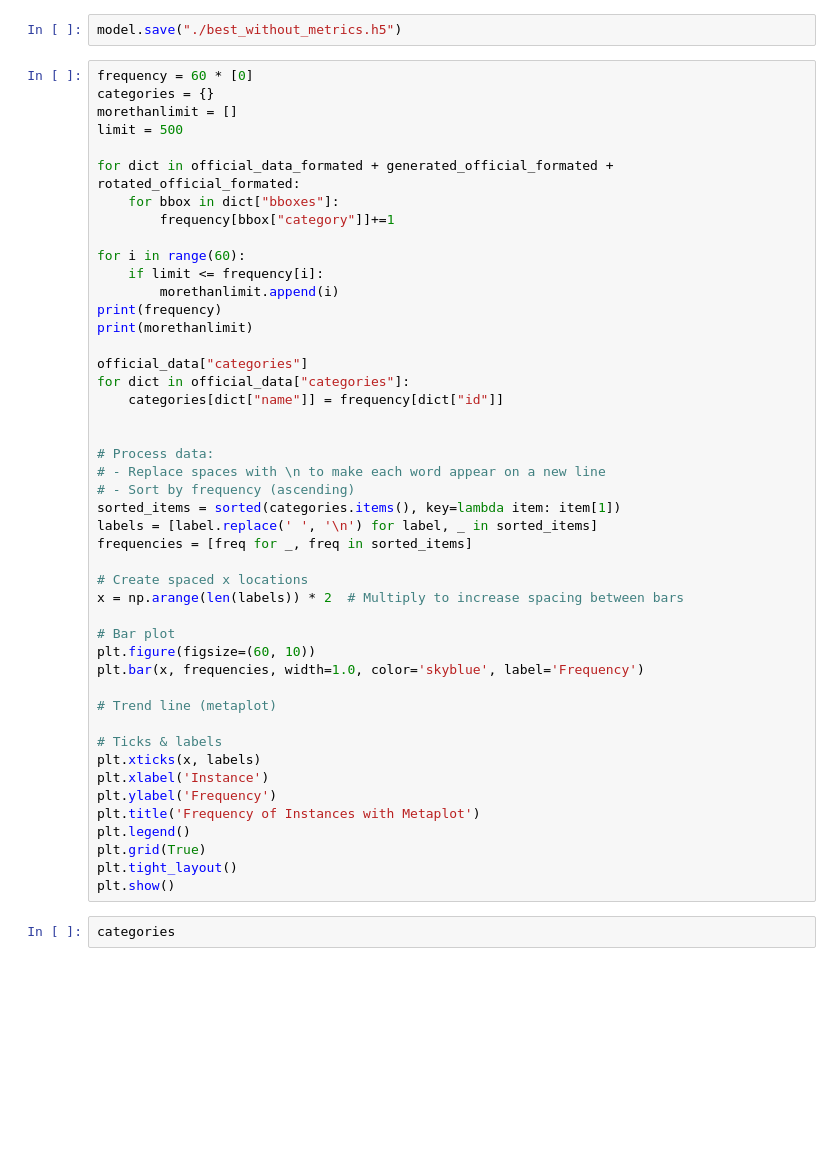
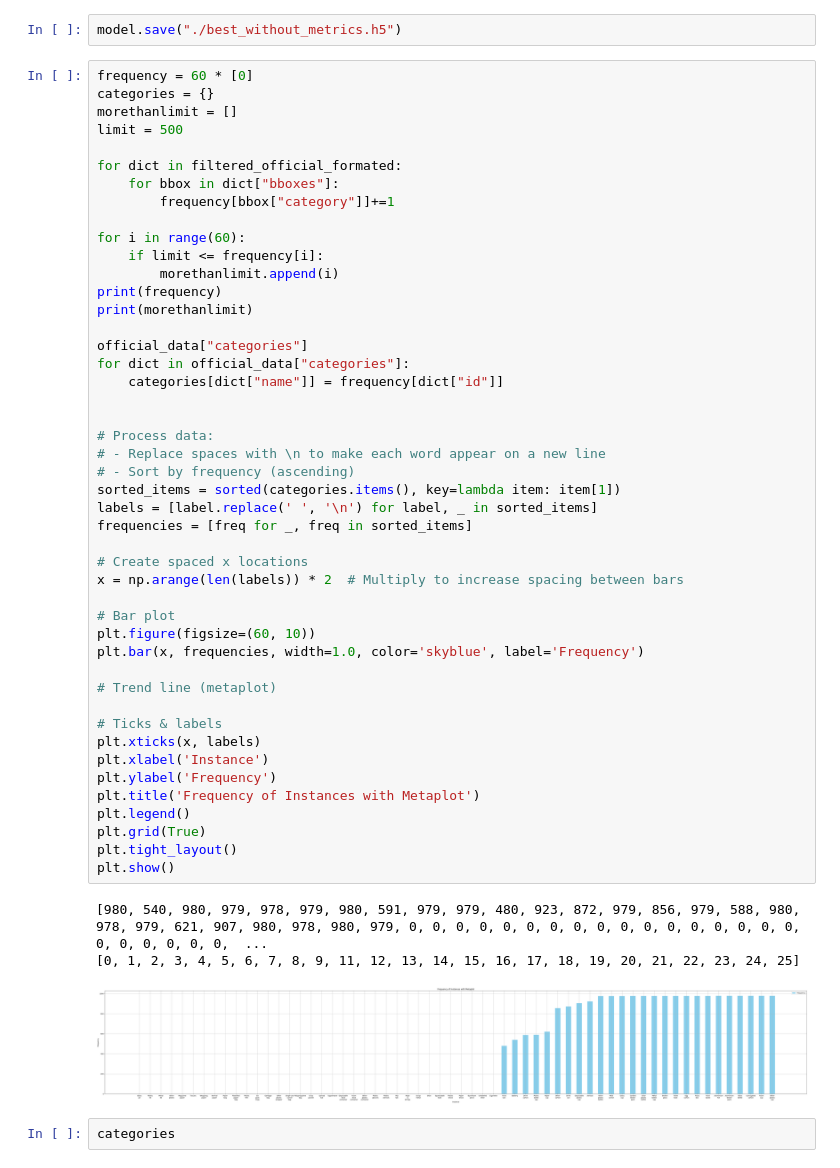
Before and after one commit to vlad-pro-coder/GarbageDetector, a Jupyter notebook: TrashDetector.ipynb, the cells around one changed output. Cells and saved outputs as stored; diff of their text form; blank space fills up the shorter version.

```diff
--- a/TrashDetector.ipynb
+++ b/TrashDetector.ipynb
@@ -1113,7 +1139,7 @@ categories = {}
 morethanlimit = []
 limit = 500
 
-for dict in official_data_formated + generated_official_formated + rotated_official_formated:
+for dict in filtered_official_formated:
     for bbox in dict["bboxes"]:
         frequency[bbox["category"]]+=1
 
@@ -1126,33 +1152,37 @@ print(morethanlimit)
 official_data["categories"]
 for dict in official_data["categories"]:
     categories[dict["name"]] = frequency[dict["id"]]
 
 
 # Process data:
 # - Replace spaces with \n to make each word appear on a new line
 # - Sort by frequency (ascending)
 sorted_items = sorted(categories.items(), key=lambda item: item[1])
 labels = [label.replace(' ', '\n') for label, _ in sorted_items]
 frequencies = [freq for _, freq in sorted_items]
 
 # Create spaced x locations
 x = np.arange(len(labels)) * 2  # Multiply to increase spacing between bars
 
 # Bar plot
 plt.figure(figsize=(60, 10))
 plt.bar(x, frequencies, width=1.0, color='skyblue', label='Frequency')
 
 # Trend line (metaplot)
 
 # Ticks & labels
 plt.xticks(x, labels)
 plt.xlabel('Instance')
 plt.ylabel('Frequency')
 plt.title('Frequency of Instances with Metaplot')
 plt.legend()
 plt.grid(True)
 plt.tight_layout()
 plt.show()
+# %% [output]
+[980, 540, 980, 979, 978, 979, 980, 591, 979, 979, 480, 923, 872, 979, 856, 979, 588, 980, 978, 979, 621, 907, 980, 978, 980, 979, 0, 0, 0, 0, 0, 0, 0, 0, 0, 0, 0, 0, 0, 0, 0, 0, 0, 0, 0, 0, 0, 0, 0,  ...
+[0, 1, 2, 3, 4, 5, 6, 7, 8, 9, 11, 12, 13, 14, 15, 16, 17, 18, 19, 20, 21, 22, 23, 24, 25]
+[figure, added]
 # %%
 categories
 # %%
```
Also changed, not shown: parts of 7 cells of this notebook.
